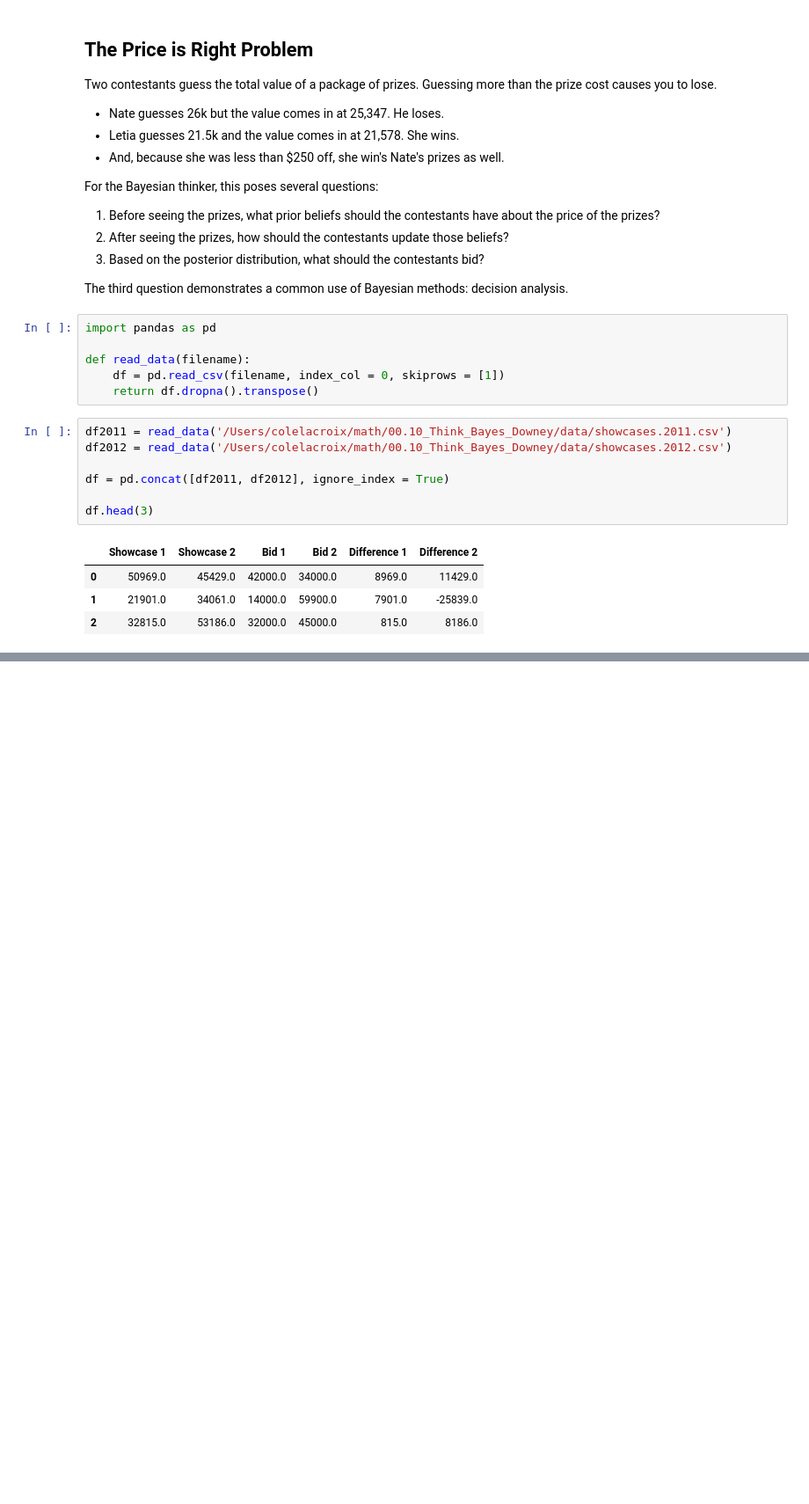
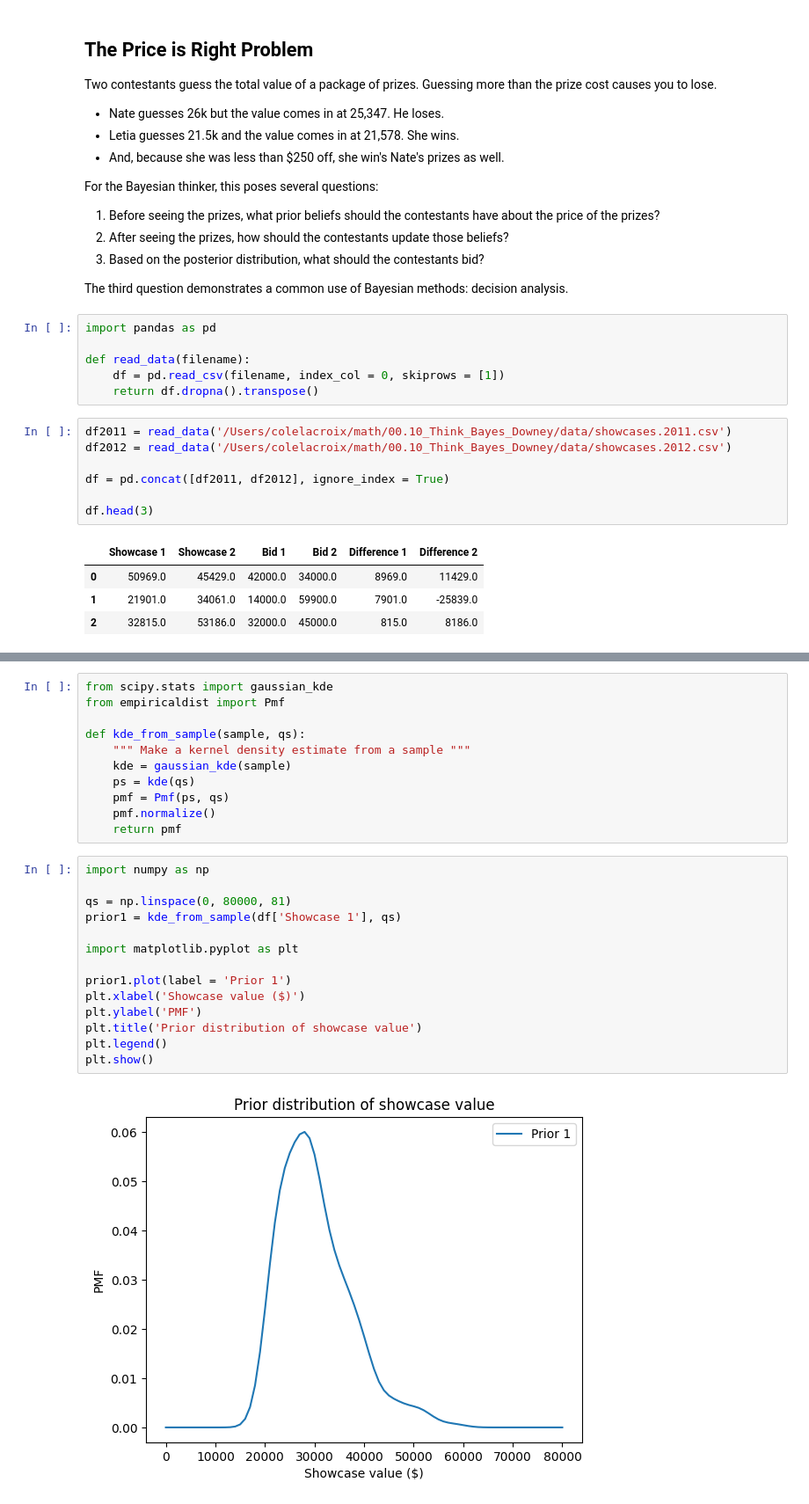
Before and after one commit to coletlacroix/math, a Jupyter notebook: 00.10_Think_Bayes_Downey/09_decision_analysis.ipynb, the cells around one changed output, grey strips where cells are left out. Shown at 88% size. Drawn from its saved outputs; the diff is of its cells as text; blank space fills up the shorter version.

```diff
--- a/00.10_Think_Bayes_Downey/09_decision_analysis.ipynb
+++ b/00.10_Think_Bayes_Downey/09_decision_analysis.ipynb
@@ -36,0 +43,27 @@ df.head(3)
+# %%
+from scipy.stats import gaussian_kde
+from empiricaldist import Pmf
+
+def kde_from_sample(sample, qs):
+    """ Make a kernel density estimate from a sample """
+    kde = gaussian_kde(sample)
+    ps = kde(qs)
+    pmf = Pmf(ps, qs)
+    pmf.normalize()
+    return pmf
+# %%
+import numpy as np
+
+qs = np.linspace(0, 80000, 81)
+prior1 = kde_from_sample(df['Showcase 1'], qs)
+
+import matplotlib.pyplot as plt
+
+prior1.plot(label = 'Prior 1')
+plt.xlabel('Showcase value ($)')
+plt.ylabel('PMF')
+plt.title('Prior distribution of showcase value')
+plt.legend()
+plt.show()
+# %% [output]
+[figure, added]
```
Also changed, not shown: parts of 32 cells of this notebook, 2 other files.
